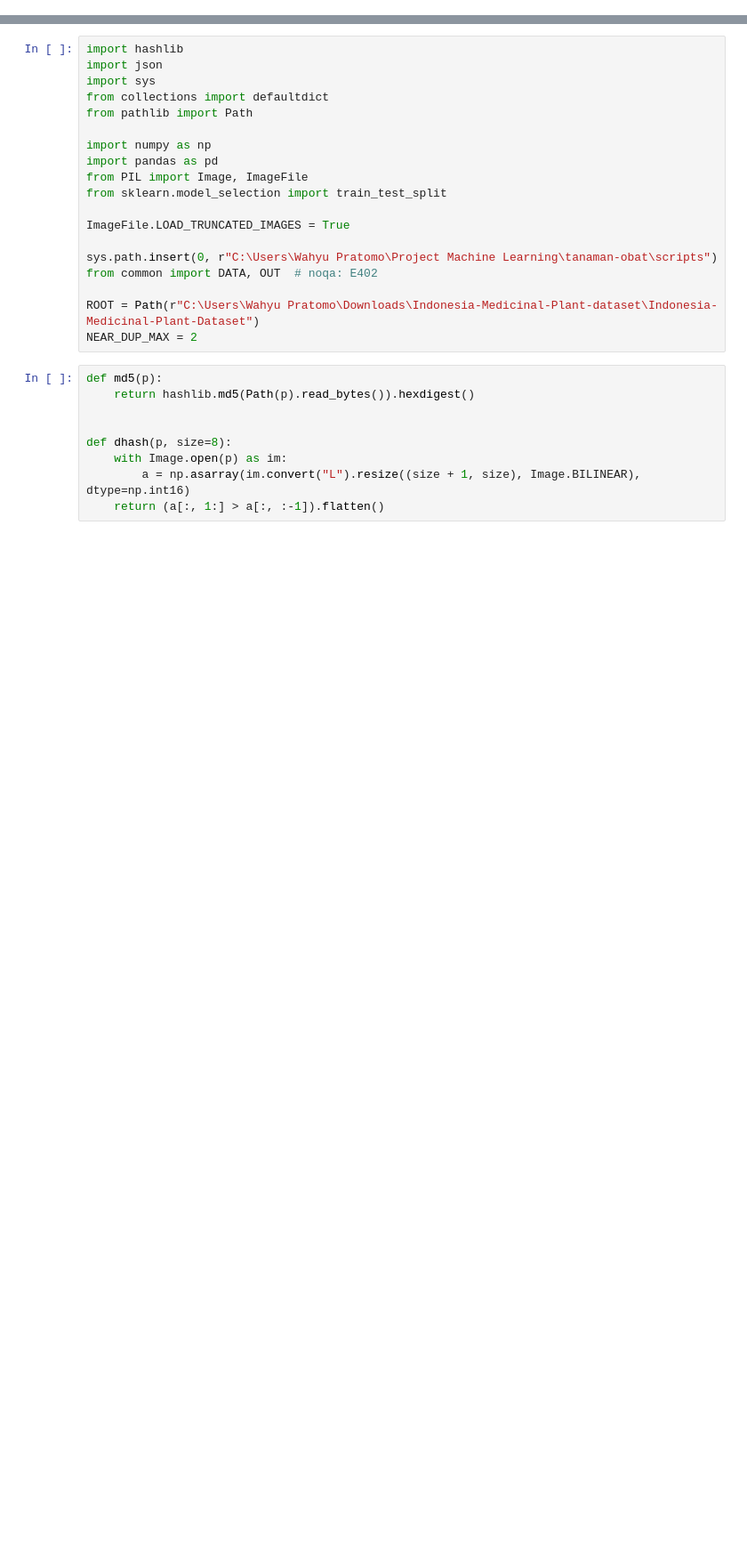
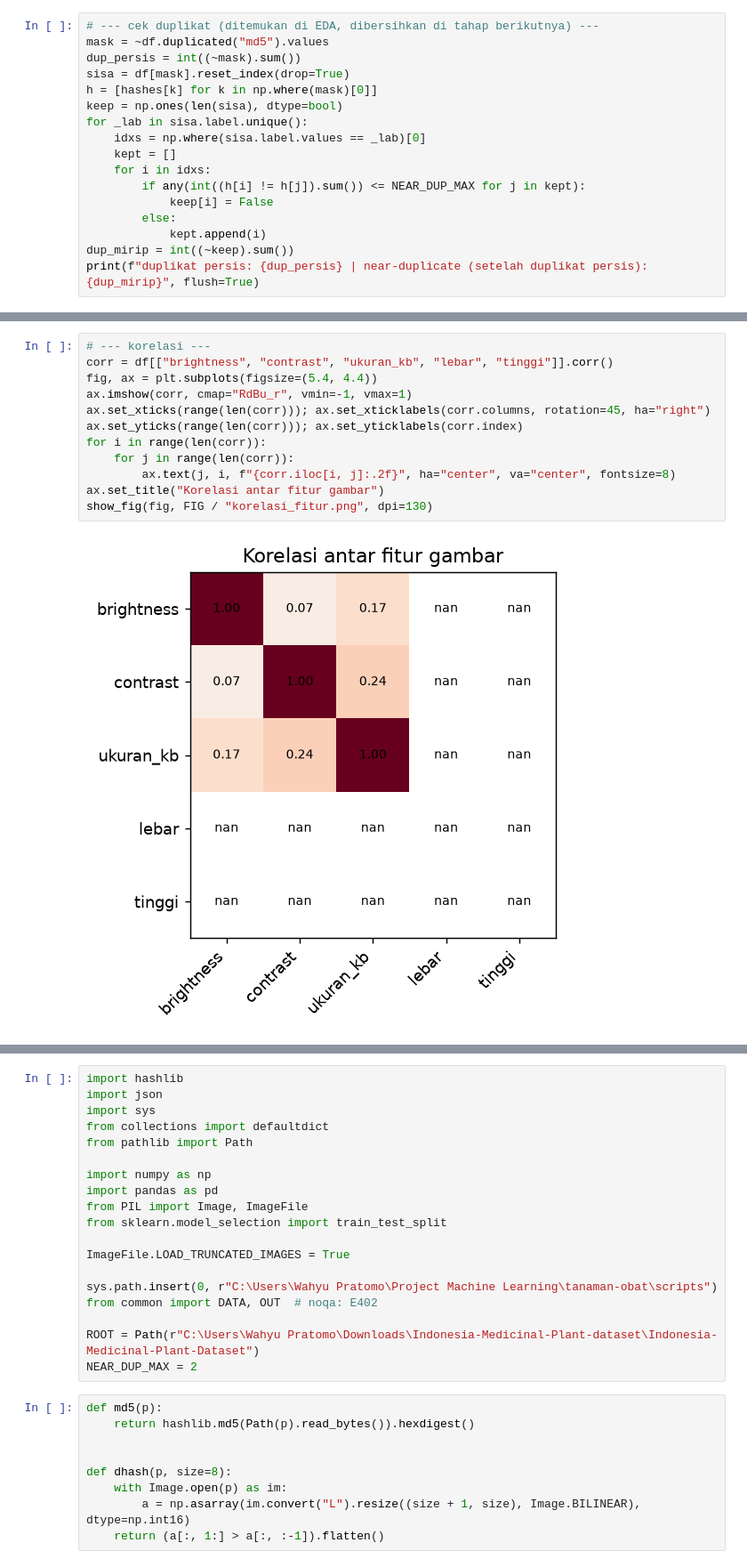
Before and after one commit to mirzayanuardi/ML2026_B_Kelompok4_HerbaNusa, a Jupyter notebook: tanaman-obat/output/FloraSurvival_ML.ipynb, the cells around one changed output, grey strips where cells are left out. Shown at 89% size. Cells and saved outputs as stored; diff of their text form; blank space fills up the shorter version.

```diff
--- a/tanaman-obat/output/FloraSurvival_ML.ipynb
+++ b/tanaman-obat/output/FloraSurvival_ML.ipynb
@@ -47,0 +116,17 @@ berasal dari run nyata, bukan contoh.
+# %%
+# --- cek duplikat (ditemukan di EDA, dibersihkan di tahap berikutnya) ---
+mask = ~df.duplicated("md5").values
+dup_persis = int((~mask).sum())
+sisa = df[mask].reset_index(drop=True)
+h = [hashes[k] for k in np.where(mask)[0]]
+keep = np.ones(len(sisa), dtype=bool)
+for _lab in sisa.label.unique():
+    idxs = np.where(sisa.label.values == _lab)[0]
+    kept = []
+    for i in idxs:
+        if any(int((h[i] != h[j]).sum()) <= NEAR_DUP_MAX for j in kept):
+            keep[i] = False
+        else:
+            kept.append(i)
+dup_mirip = int((~keep).sum())
+print(f"duplikat persis: {dup_persis} | near-duplicate (setelah duplikat persis): {dup_mirip}", flush=True)
@@ -47,0 +290,14 @@ berasal dari run nyata, bukan contoh.
+# %%
+# --- korelasi ---
+corr = df[["brightness", "contrast", "ukuran_kb", "lebar", "tinggi"]].corr()
+fig, ax = plt.subplots(figsize=(5.4, 4.4))
+ax.imshow(corr, cmap="RdBu_r", vmin=-1, vmax=1)
+ax.set_xticks(range(len(corr))); ax.set_xticklabels(corr.columns, rotation=45, ha="right")
+ax.set_yticks(range(len(corr))); ax.set_yticklabels(corr.index)
+for i in range(len(corr)):
+    for j in range(len(corr)):
+        ax.text(j, i, f"{corr.iloc[i, j]:.2f}", ha="center", va="center", fontsize=8)
+ax.set_title("Korelasi antar fitur gambar")
+show_fig(fig, FIG / "korelasi_fitur.png", dpi=130)
+# %% [output]
+[figure, added]
```
Also changed, not shown: parts of 139 cells of this notebook, 36 other files.
